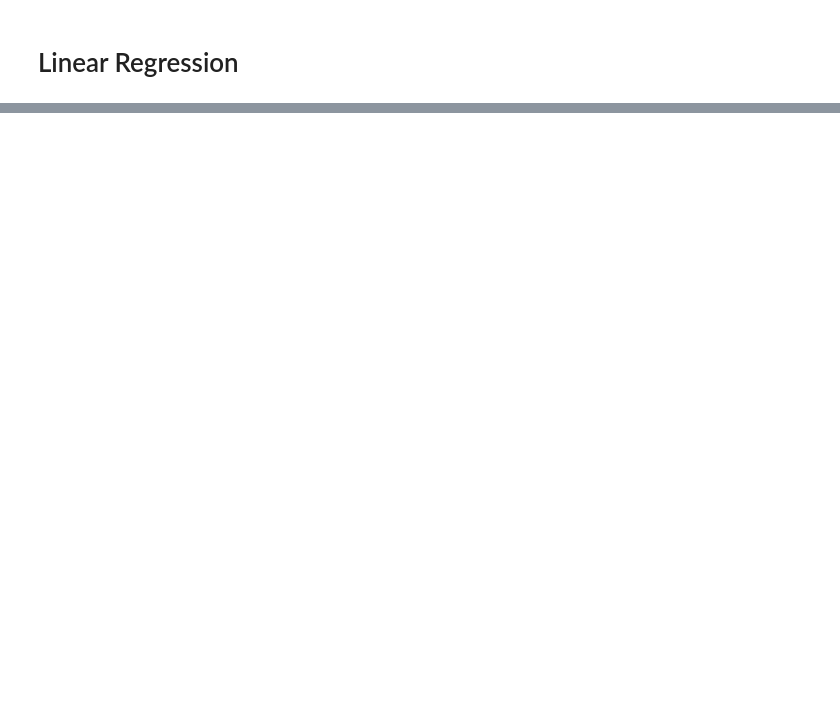
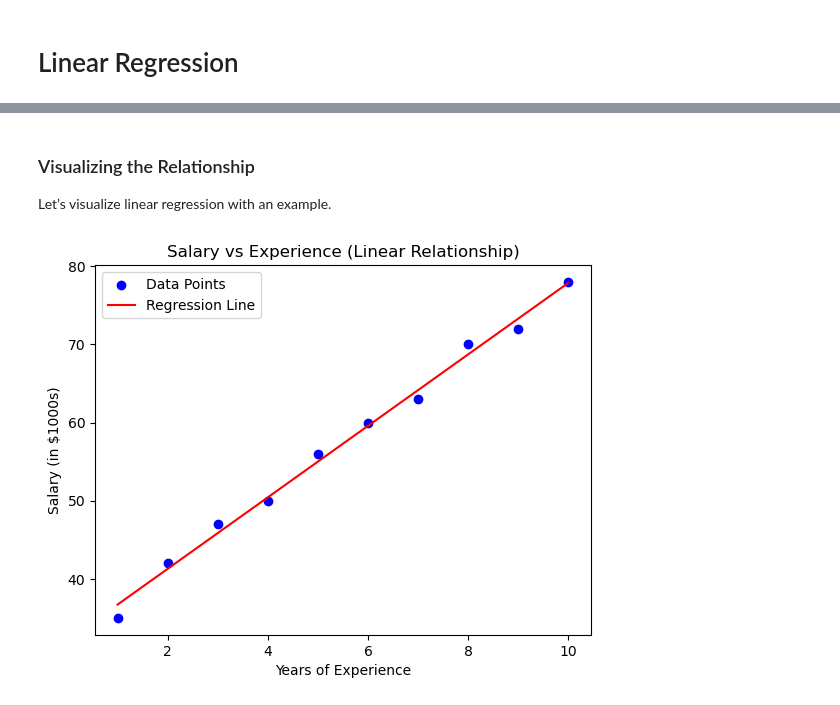
Before and after one commit to Ahmadbader17/fromScratch, a Jupyter notebook: linear_regression.ipynb, the cells around one changed output, grey strips where cells are left out. Cells and saved outputs as stored; diff of their text form; code cells hidden in the pictures; blank space fills up the shorter version.

```diff
--- a/linear_regression.ipynb
+++ b/linear_regression.ipynb
@@ -207,0 +30,26 @@ Trained Bias (Intercept): 0.4300
+# %% [markdown]
+### Visualizing the Relationship
+
+Let’s visualize linear regression with an example.
+# %%
+import numpy as np
+import matplotlib.pyplot as plt
+
+# Simulated dataset
+X = np.array([1, 2, 3, 4, 5, 6, 7, 8, 9, 10])  # Years of experience
+Y = np.array([35, 42, 47, 50, 56, 60, 63, 70, 72, 78])  # Salary in thousands
+
+# Plotting data
+plt.scatter(X, Y, color='blue', label="Data Points")
+plt.xlabel("Years of Experience")
+plt.ylabel("Salary (in $1000s)")
+plt.title("Salary vs Experience (Linear Relationship)")
+
+# Draw an approximate regression line (for intuition)
+m, b = np.polyfit(X, Y, 1)  # Fit a simple line
+plt.plot(X, m*X + b, color='red', label="Regression Line")
+
+plt.legend()
+plt.show()
+# %% [output]
+[figure, added]
```
Also changed, not shown: parts of 36 cells of this notebook.
